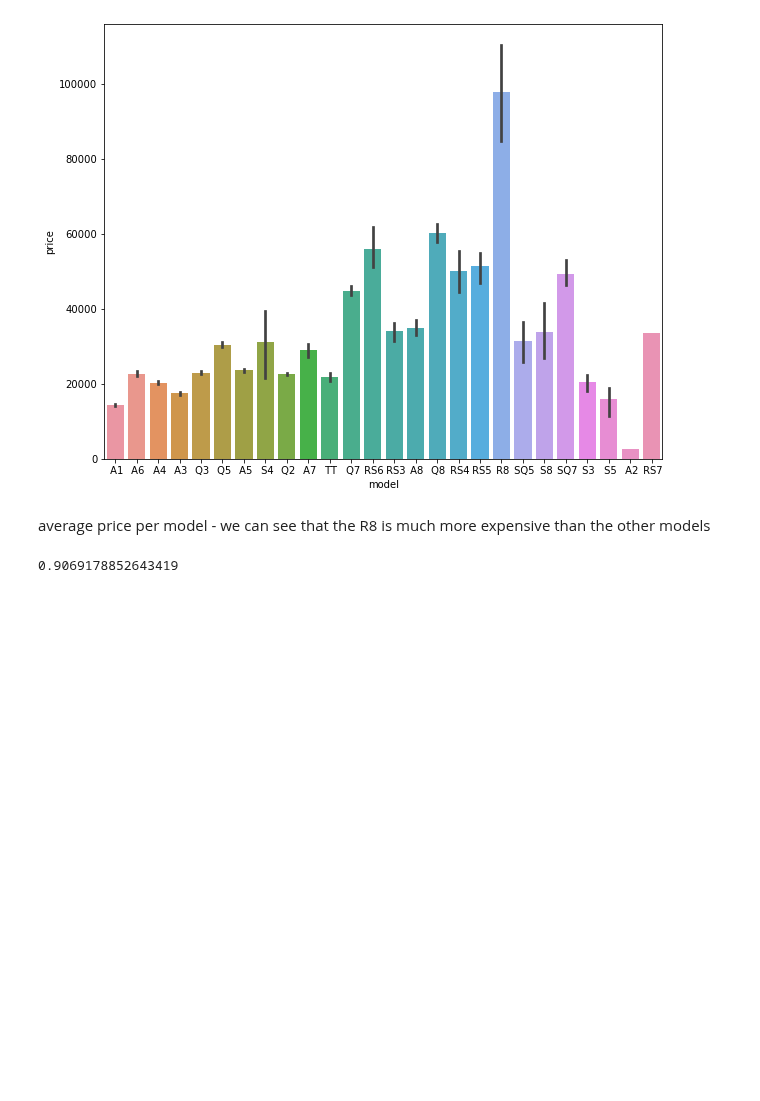
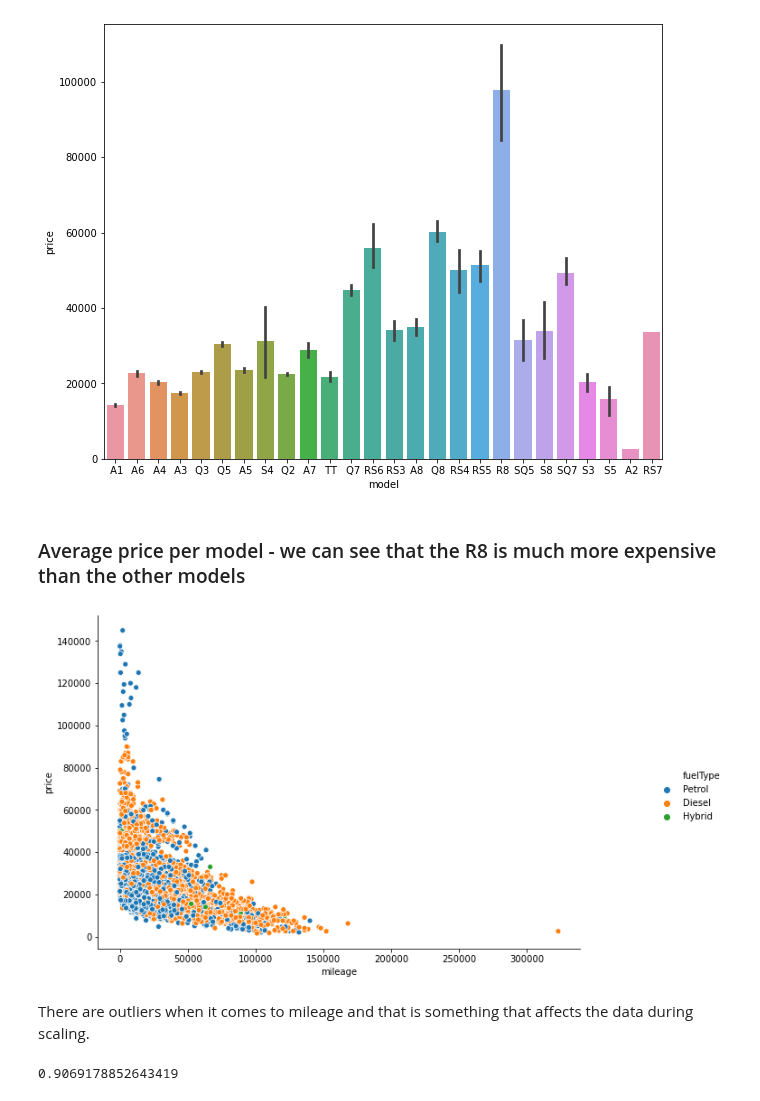
Before and after one commit to EitanKats/data-science-project-sem-a, a Jupyter notebook: Regression.ipynb, the cells around one changed output. Drawn from its saved outputs; the diff is of its cells as text; code cells hidden in the pictures; blank space fills up the shorter version.

```diff
--- a/Regression.ipynb
+++ b/Regression.ipynb
@@ -168,7 +168,15 @@ plt.show()
 # %% [output]
 [figure]
 # %% [markdown]
-average price per model - we can see that the R8 is much more expensive than the other models
+<h3>Average price per model - we can see that the R8 is much more expensive than the other models </h3>
+# %%
+mileage_price_rel = sns.relplot(x="mileage", y="price", hue="fuelType" ,data=cars_df)
+mileage_price_rel.fig.set_figwidth(12)
+mileage_price_rel.fig.set_figheight(6)
+# %% [output]
+[figure, added]
+# %% [markdown]
+There are outliers when it comes to mileage and that is something that affects the data during scaling.
 # %%
 cars_cat_plot_price_year = sns.catplot(x="year", y="price" ,data=cars_df)
 cars_cat_plot_price_year.fig.set_figwidth(12)
```
Also changed, not shown: parts of 24 cells of this notebook, 1 other file.
